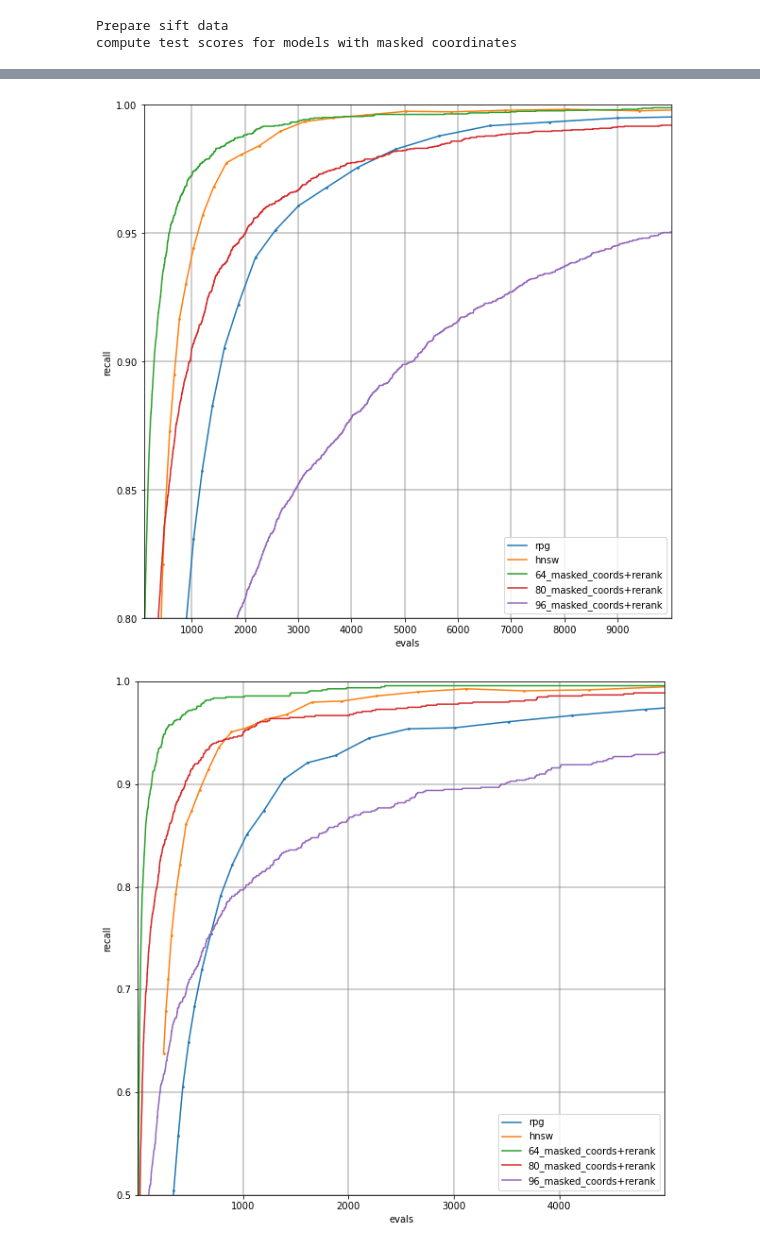
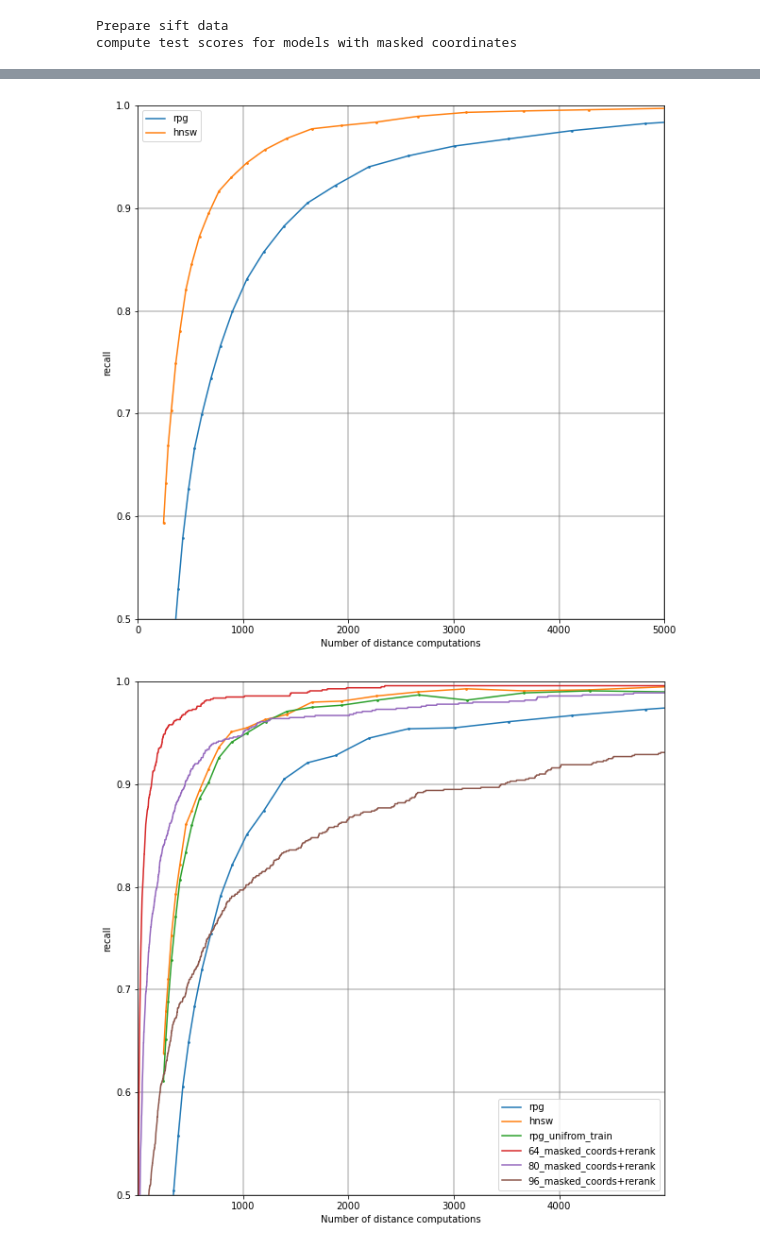
Before and after one commit to Andrew-Angrew/rpg, a Jupyter notebook: experiment_with_coordinate_masking_sift.ipynb, the cells around one changed output, grey strips where cells are left out. Drawn from its saved outputs; the diff is of its cells as text; code cells hidden in the pictures.

```diff
--- a/experiment_with_coordinate_masking_sift.ipynb
+++ b/experiment_with_coordinate_masking_sift.ipynb
@@ -26,22 +54,24 @@ dict_keys(['rpg', 'hnsw', '32_masked_coords+rerank', '48_masked_coords+rerank',
 # %%
 plot_chosen_results(
     results_recall_5, keys=[
-        "rpg", "hnsw",
-        '64_masked_coords+rerank',
-        '80_masked_coords+rerank',
-        '96_masked_coords+rerank'
+        "rpg",
+        "hnsw",
+#         "rpg_unifrom_train",
+#         '64_masked_coords+rerank',
+#         '80_masked_coords+rerank',
+#         '96_masked_coords+rerank'
     ],
-    xlim=(100, 10000), ylim=(0.8, 1),
-    hlines=np.linspace(0.8, 1, 5),
-    vlines=np.linspace(1000, 9000, 9),
+    xlim=(0, 5000), ylim=(0.5, 1),
+    hlines=np.linspace(0.5, 1, 6),
+    vlines=np.linspace(0, 5000, 6),
 #     x_log_scale=True
 )
 # %% [output]
-[figure, old version]
+[figure, new version]
 # %%
 plot_chosen_results(
     results_recall_1, keys=[
-        "rpg", "hnsw",
+        "rpg", "hnsw", "rpg_unifrom_train",
         '64_masked_coords+rerank',
         '80_masked_coords+rerank',
         '96_masked_coords+rerank'
@@ -51,4 +81,4 @@ plot_chosen_results(
     vlines=np.linspace(1000, 4000, 4)
 )
 # %% [output]
-[figure, old version]
+[figure, new version]
```
Also changed, not shown: parts of 2 cells of this notebook, 4 other files.
